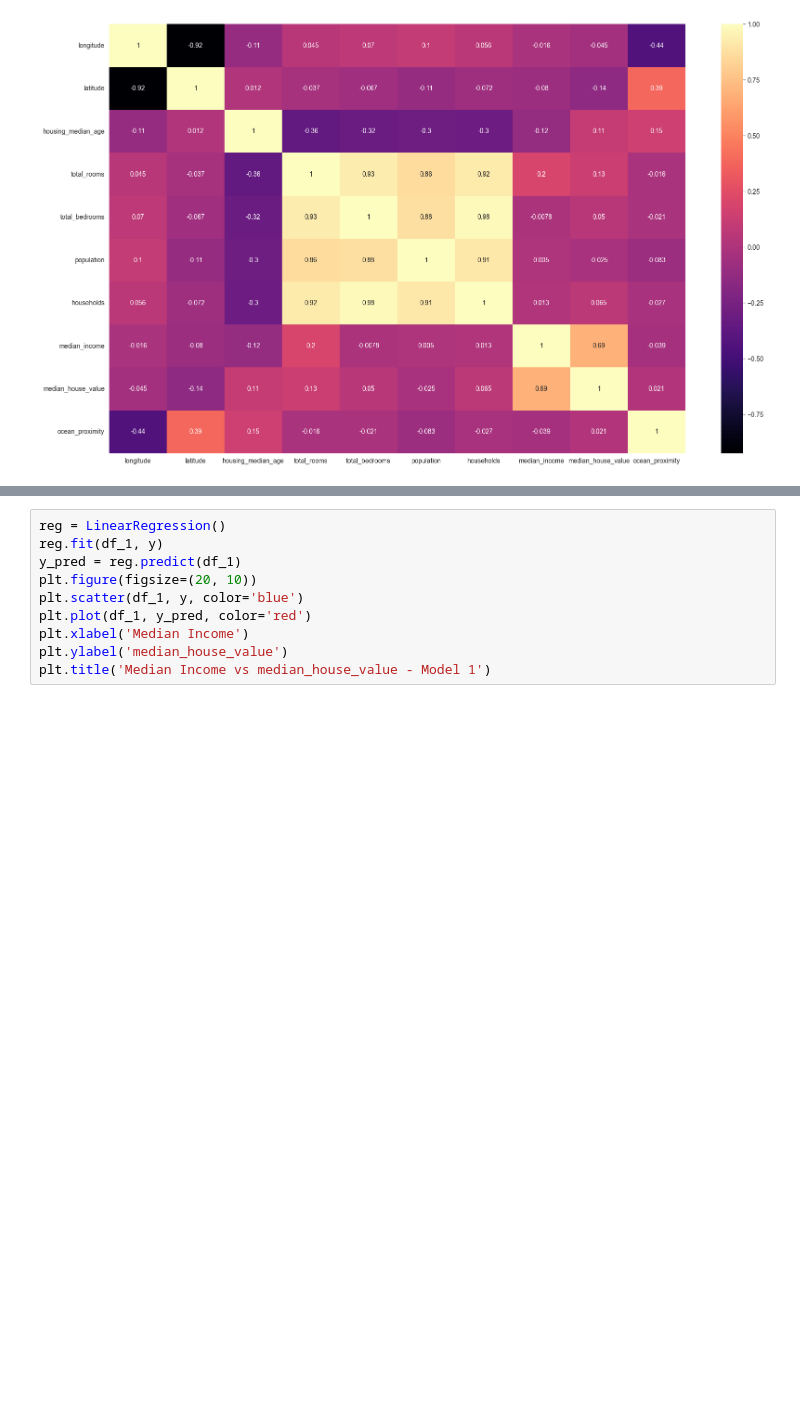
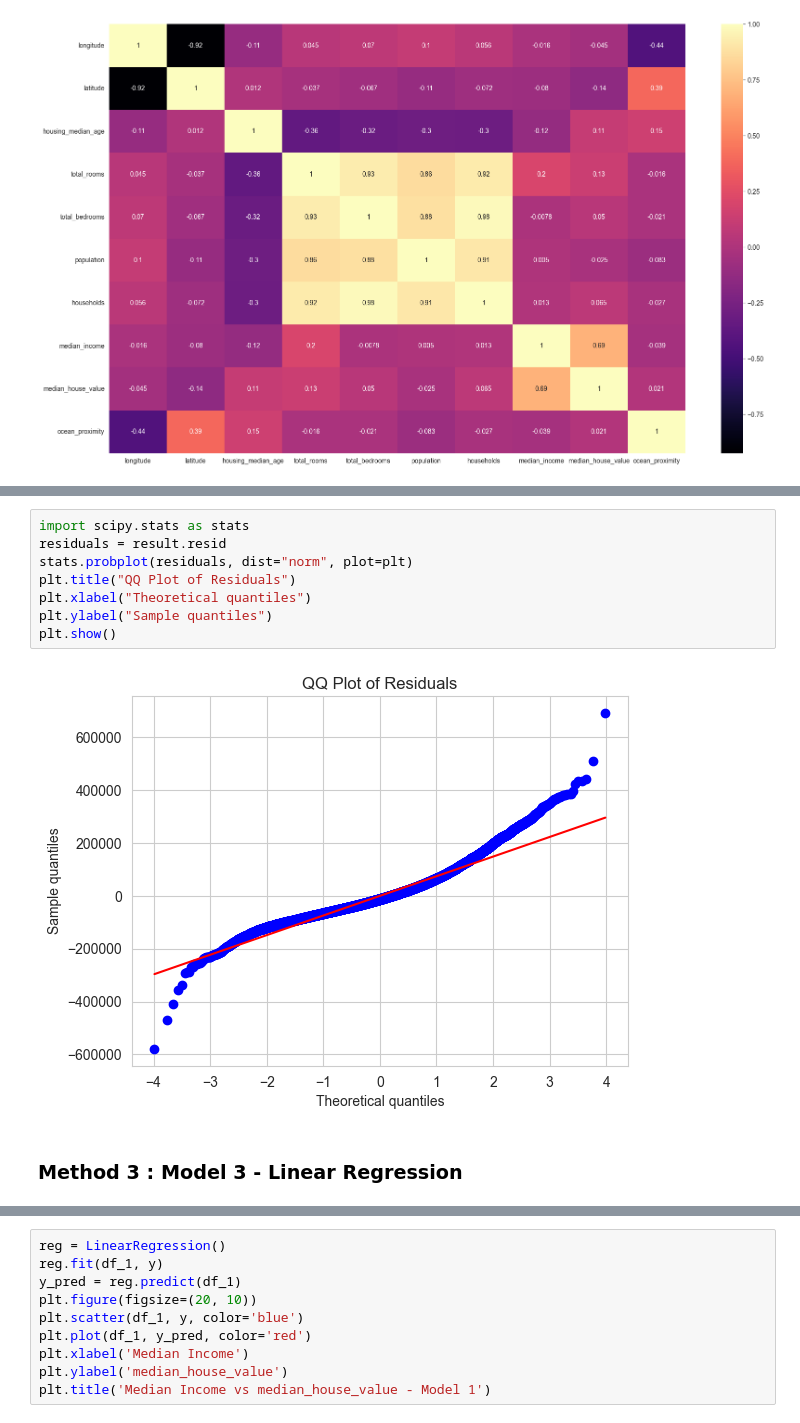
Before and after one commit to ROHIT32767/BRSM, a Jupyter notebook: Assignments/Regression Assignment/2021101113.ipynb, the cells around one changed output, grey strips where cells are left out. Cells and saved outputs as stored; diff of their text form; blank space fills up the shorter version.

```diff
--- a/Assignments/Regression Assignment/2021101113.ipynb
+++ b/Assignments/Regression Assignment/2021101113.ipynb
@@ -47,0 +322,12 @@ plt.show()
+# %%
+import scipy.stats as stats
+residuals = result.resid
+stats.probplot(residuals, dist="norm", plot=plt)
+plt.title("QQ Plot of Residuals")
+plt.xlabel("Theoretical quantiles")
+plt.ylabel("Sample quantiles")
+plt.show()
+# %% [output]
+[figure, added]
+# %% [markdown]
+### Method 3 : Model 3 - Linear Regression
```
Also changed, not shown: parts of 31 cells of this notebook, 9 other files.
